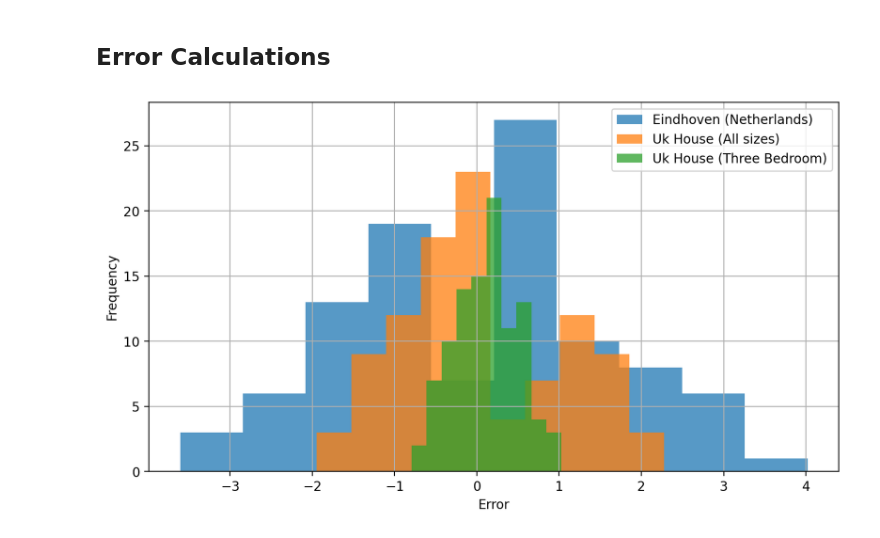
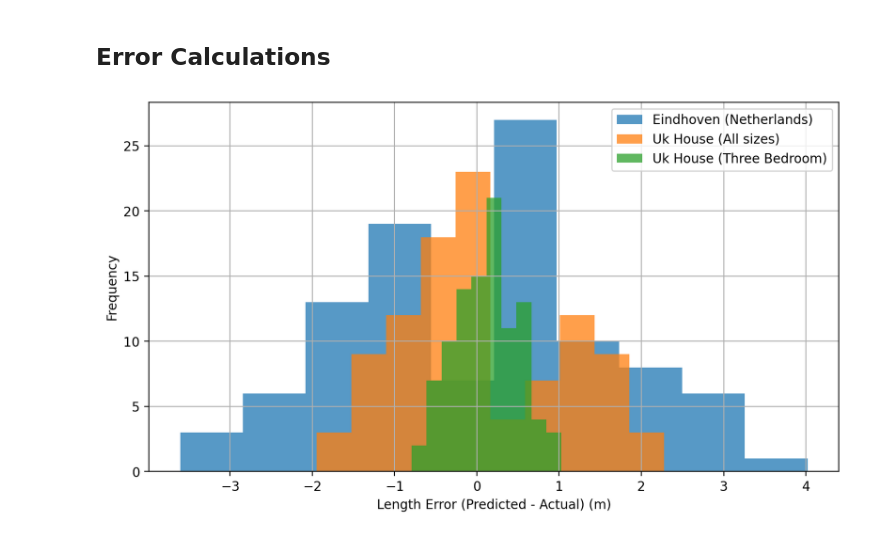
Before and after one commit to JOF36/ITT24-DEEE-Inverse-Problems, a Jupyter notebook: Code/one_house_example.ipynb, the cells around one changed output. Cells and saved outputs as stored; diff of their text form; code cells hidden in the pictures.

Commit message:
Changes to Graphs

```diff
--- a/Code/one_house_example.ipynb
+++ b/Code/one_house_example.ipynb
@@ -170,18 +170,18 @@ for i in range(100):
 # %%
 errors = estimated_L_list - L  # Take known length away from estimations
 
 fig, ax = plt.subplots(figsize=(8, 4.5), dpi=200, layout='constrained')
 
 # loop through error array rows corresponding to different distributions
 for row, label in zip(errors, labels):
     ax.hist(row, bins=10, label=label, alpha=0.75)
 
-ax.set_xlabel('Error')
+ax.set_xlabel('Length Error (Predicted - Actual) (m)')
 ax.set_ylabel('Frequency')
 ax.grid()
 ax.legend()
 
 plt.savefig(plot_folder/'error_plot.pdf')
 plt.show()
 # %% [output]
-[figure, old version]
+[figure, new version]
```
Also changed, not shown: parts of 2 cells of this notebook, 2 other files.
